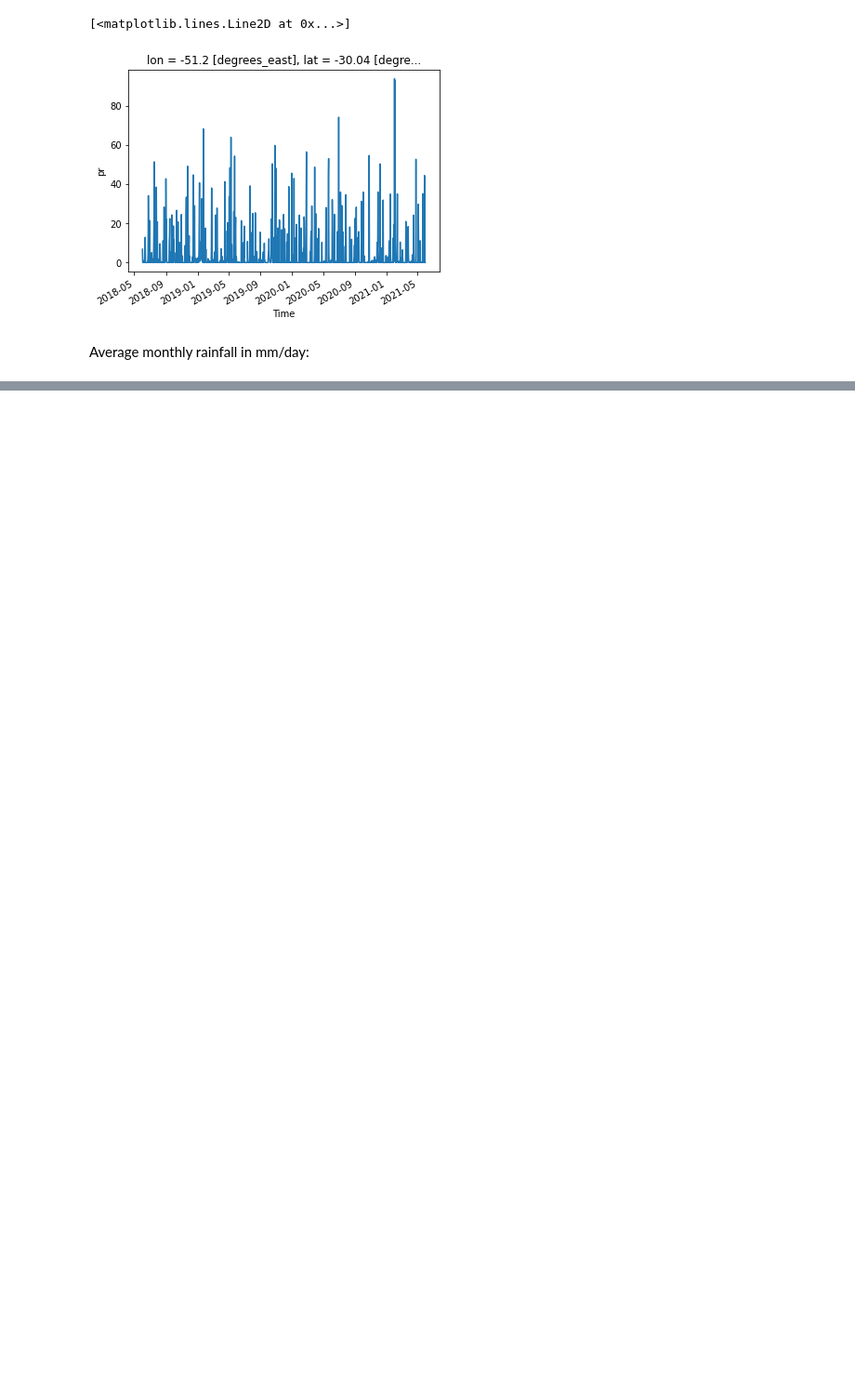
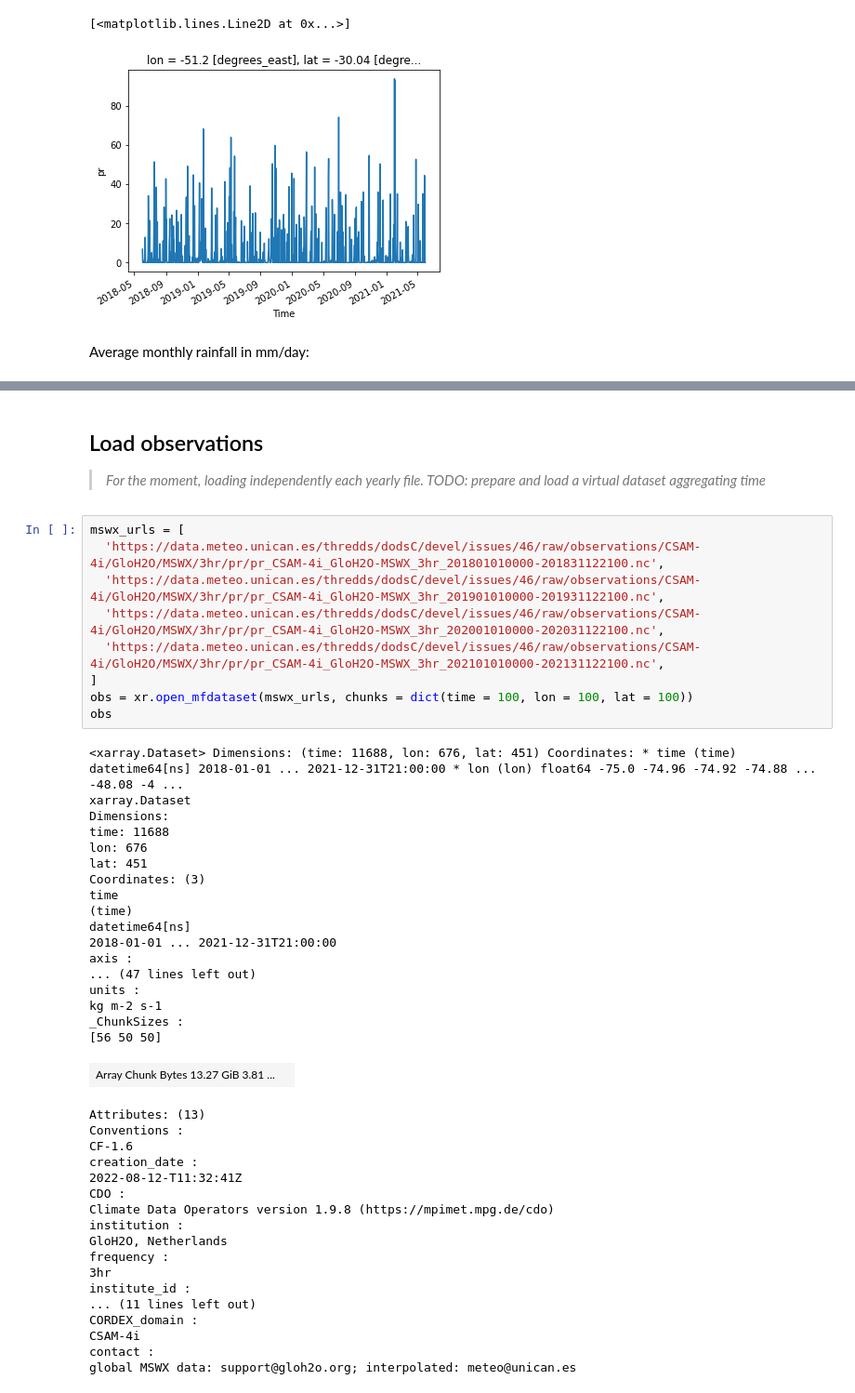
Before and after one commit to jesusff/fps-sesa-analyses, a Jupyter notebook: pr_tseries.ipynb, the cells around one changed output, grey strips where cells are left out. Shown at 93% size. Saved outputs shown, nothing was run; the diff lists cells and outputs as text; blank space fills up the shorter version.

```diff
--- a/pr_tseries.ipynb
+++ b/pr_tseries.ipynb
@@ -107,2 +108,51 @@ Wall time: 25.8 s
 [<matplotlib.lines.Line2D at 0x...>]
 [figure]
+# %% [markdown]
+## Load observations
+
+> _For the moment, loading independently each yearly file. TODO: prepare and load a virtual dataset aggregating time_
+# %%
+mswx_urls = [
+  'https://data.meteo.unican.es/thredds/dodsC/devel/issues/46/raw/observations/CSAM-4i/GloH2O/MSWX/3hr/pr/pr_CSAM-4i_GloH2O-MSWX_3hr_201801010000-201831122100.nc',
+  'https://data.meteo.unican.es/thredds/dodsC/devel/issues/46/raw/observations/CSAM-4i/GloH2O/MSWX/3hr/pr/pr_CSAM-4i_GloH2O-MSWX_3hr_201901010000-201931122100.nc',
+  'https://data.meteo.unican.es/thredds/dodsC/devel/issues/46/raw/observations/CSAM-4i/GloH2O/MSWX/3hr/pr/pr_CSAM-4i_GloH2O-MSWX_3hr_202001010000-202031122100.nc',
+  'https://data.meteo.unican.es/thredds/dodsC/devel/issues/46/raw/observations/CSAM-4i/GloH2O/MSWX/3hr/pr/pr_CSAM-4i_GloH2O-MSWX_3hr_202101010000-202131122100.nc',
+]
+obs = xr.open_mfdataset(mswx_urls, chunks = dict(time = 100, lon = 100, lat = 100))
+obs
+# %% [output]
+<xarray.Dataset> Dimensions: (time: 11688, lon: 676, lat: 451) Coordinates: * time (time) datetime64[ns] 2018-01-01 ... 2021-12-31T21:00:00 * lon (lon) float64 -75.0 -74.96 -74.92 -74.88 ... -48.08 -4 ...
+xarray.Dataset
+Dimensions:
+time: 11688
+lon: 676
+lat: 451
+Coordinates: (3)
+time
+(time)
+datetime64[ns]
+2018-01-01 ... 2021-12-31T21:00:00
+axis :
+... (47 lines left out)
+units :
+kg m-2 s-1
+_ChunkSizes :
+[56 50 50]
+| Array Chunk Bytes 13.27 GiB 3.81 ... |  |
+Attributes: (13)
+Conventions :
+CF-1.6
+creation_date :
+2022-08-12-T11:32:41Z
+CDO :
+Climate Data Operators version 1.9.8 (https://mpimet.mpg.de/cdo)
+institution :
+GloH2O, Netherlands
+frequency :
+3hr
+institute_id :
+... (11 lines left out)
+CORDEX_domain :
+CSAM-4i
+contact :
+global MSWX data: support@gloh2o.org; interpolated: meteo@unican.es
```
Also changed, not shown: parts of 6 cells of this notebook.
